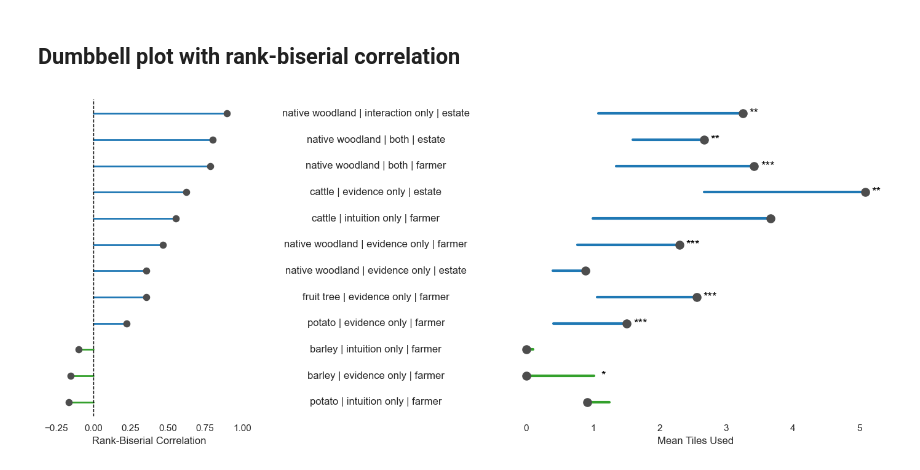
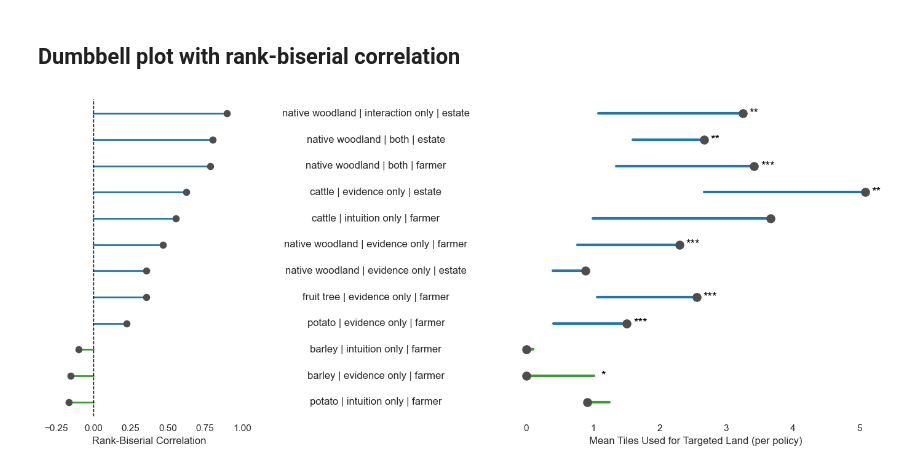
Before and after one commit to giava90/games-and-policy-effectivness, a Jupyter notebook: key_stats_and_rank_correlation_analysis.ipynb, the cells around one changed output. Cells and saved outputs as stored; diff of their text form; code cells hidden in the pictures.

```diff
--- a/key_stats_and_rank_correlation_analysis.ipynb
+++ b/key_stats_and_rank_correlation_analysis.ipynb
@@ -356,10 +471,11 @@ dumbbell_df.reset_index(drop=True, inplace=True)
 sns.set_theme(style="white")  # Minimal background, no grid
 
 # Figure with 3 subplots
+size_multipier = 1
 fig,  ax = plt.subplots(
     ncols=3,
     sharey=True,
-    figsize=(14, len(dumbbell_df) * 0.5),
+    figsize=(14*size_multipier, len(dumbbell_df) * 0.5*size_multipier),
     gridspec_kw={'width_ratios': [1, 1,2]}
 )
 (ax2, labels, ax1) = ax
@@ -384,32 +500,32 @@ for i, row in dumbbell_df.iterrows():
         color=pos_change if row['delta'] > 0 else neg_change, lw=3, zorder=1
     )
     # ax1.scatter(row["mean_before"], y, s=dot_size, color=point_color, zorder=2)
     after_dot_color = point_color
     ax1.scatter(row["mean_after"], y, s=dot_size, color=after_dot_color, zorder=3)
 
     if row["p_value"] < 0.05:
         ax1.text(row["max"] + 0.1, y, row["significance"],
                  va='center', ha='left', fontsize=label_fontsize+2, color='black')
 
-ax1.set_xlabel("Mean Tiles Used", fontsize=12)
+ax1.set_xlabel("Mean Tiles Used for Targeted Land (per policy)", fontsize=12)
 sns.despine(ax=ax1, right=True, left=True, bottom=True)
 
 # ---- Lollipop Plot ----
 # Map correlation to y positions from dumbbell_df ordering
 for i, row in dumbbell_df.iterrows():
     ax2.plot([0, -row["rank_biserial_corr"]], [i, i], color=neg_change if row["rank_biserial_corr"]>0 else pos_change, lw=2)
     ax2.scatter(-row["rank_biserial_corr"], i, s=dot_size*0.6, color=point_color, zorder=3)
 
 ax2.axvline(0, color="black", linestyle="--", lw=1)
 ax2.set_xlabel("Rank-Biserial Correlation", fontsize=12)
 ax2.set_yticks(range(len(dumbbell_df)))
 ax2.set_yticklabels([])
 ax2.set_xlim(-0.25, 1)
 
 sns.despine(ax=ax2, left=True, bottom=True)
 
 plt.tight_layout()
 plt.savefig("dumbbell_lollipop_side_by_side.svg", format='svg')
 plt.show()
 # %% [output]
-[figure, old version]
+[figure, new version]
```
Also changed, not shown: parts of 6 cells of this notebook, 1 other file.
